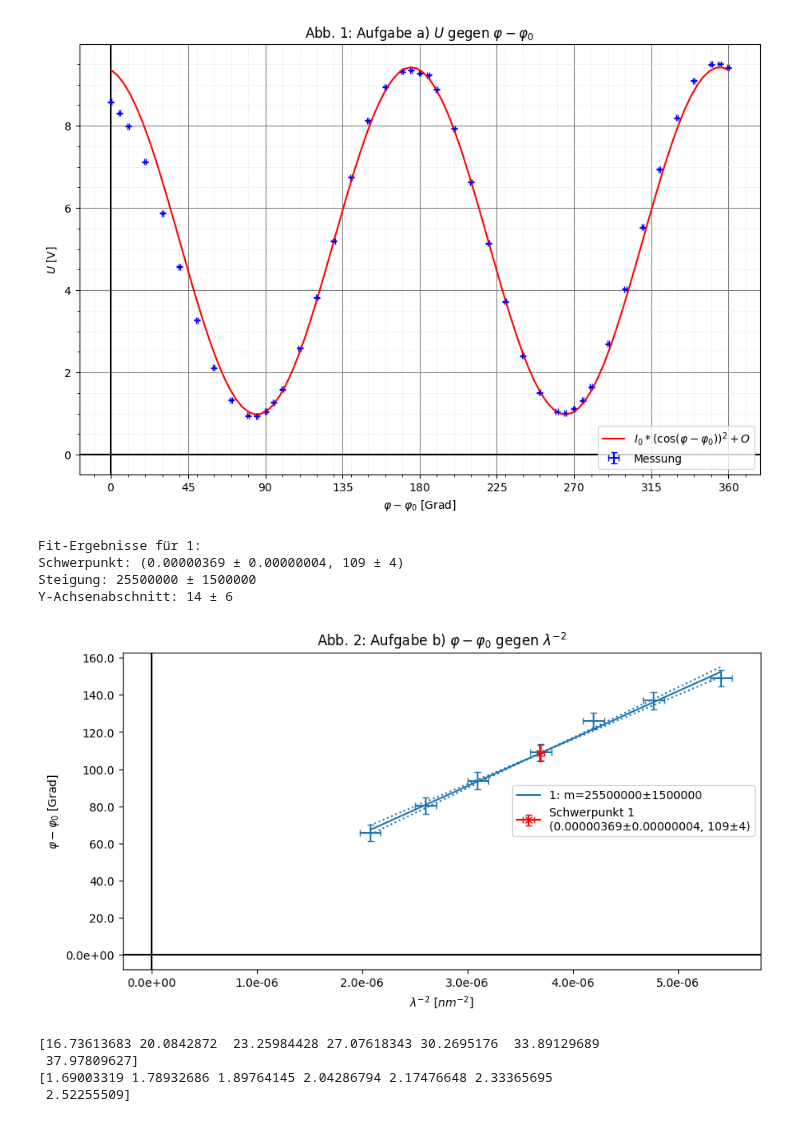
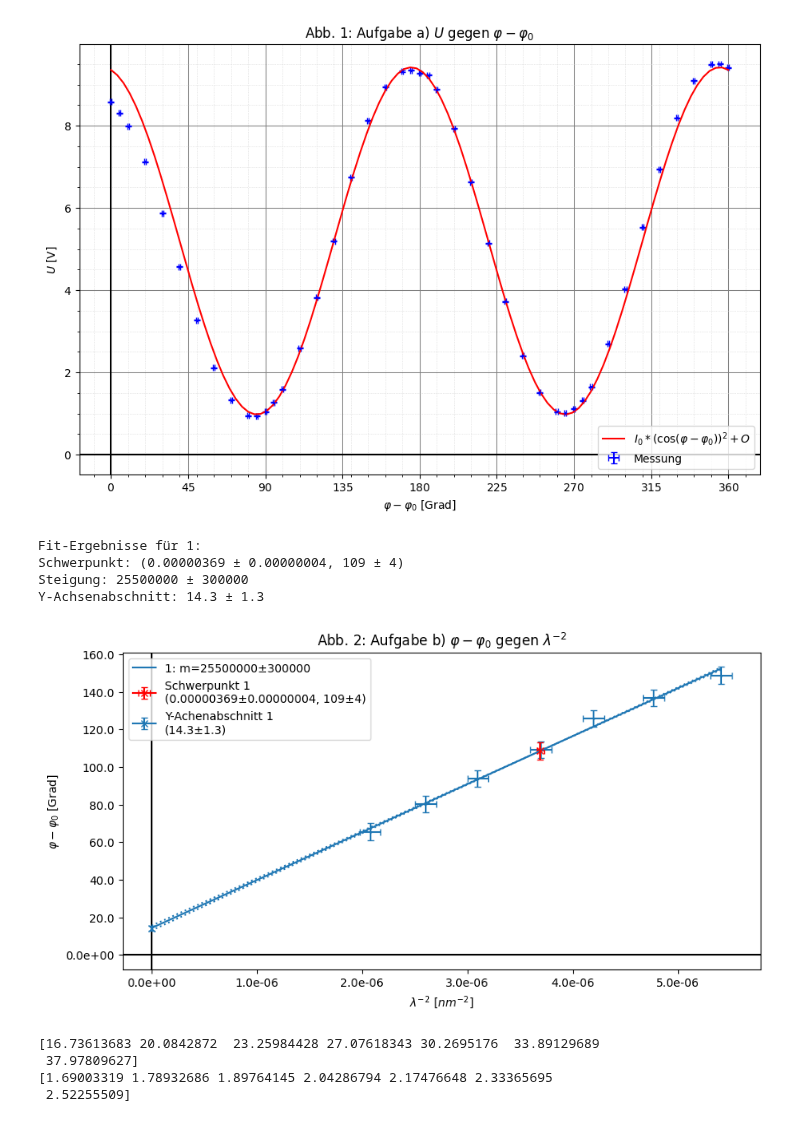
Before and after one commit to Patrixon0/data-analysis-plotting-tool, a Jupyter notebook: P3/Theo_Patrick/370/370_main.ipynb, the cells around one changed output. Drawn from its saved outputs; the diff is of its cells as text; code cells hidden in the pictures.

```diff
--- a/P3/Theo_Patrick/370/370_main.ipynb
+++ b/P3/Theo_Patrick/370/370_main.ipynb
@@ -462,36 +462,37 @@ B_mean = np.mean(B)
 #I now need this to be incoorperated into the geraden_fit function. For that, I need to save the mean values in a file with their errors in this format:
 #1/wavelength**2 null mean_value error
 #I will do this now
 #mean_values = np.array([c0_mean, c1_mean, c2_mean, c3_mean, c4_mean, c5_mean, B_mean])
 #errors = np.array([1/(np.sqrt(7))*10, 1/(np.sqrt(7))*10, 1/(np.sqrt(7))*10, 1/(np.sqrt(7))*10, 1/(np.sqrt(7))*10, 1/(np.sqrt(7))*10, 1/(np.sqrt(7))*10])
 #np.savetxt('b_mean.txt', np.column_stack([mean_values, errors]), fmt='%.18e', delimiter=' ', header='mean_values errors')
 
 #You need to do the saving again, because we need the 1/lambda**2 values
 mean_values = np.array([c0_mean, c1_mean, c2_mean, c3_mean, c4_mean, c5_mean, B_mean]) + 5
 errors = np.array([10/np.sqrt(5), 10/np.sqrt(5), 10/np.sqrt(5), 10/np.sqrt(5), 10/np.sqrt(5), 10/np.sqrt(5), 10/np.sqrt(5)])
 inverse_wavelengths_squared = np.array([1/(694**2), 1/(620**2), 1/(568**2), 1/(520**2), 1/(488**2), 1/(458**2), 1/(430**2)])  # * 10**18  # Umrechnung in m
 null = np.zeros(7) + 0.0000001
 np.savetxt('b_mean.txt', np.column_stack([inverse_wavelengths_squared, null, mean_values, errors]), fmt='%.18e', delimiter=' ', header='mean_values errors inverse_wavelengths_squared null')
 from geraden_fit import geraden_fit
 geraden_fit(
     exp_nr='b',
     file_n='b_mean.txt',
     title=r'Abb. 2: Aufgabe b) $\varphi - \varphi_0$ gegen $\lambda^{-2}$',
     y_label=r'$\varphi - \varphi_0$ [Grad]',
     x_label=r'$\lambda^{-2}$ [$nm^{-2}$]',
     save=True,
     linear_fit=True,
     #x_major_ticks=0.0000005,
     #x_minor_ticks=0.0000001,
     #y_major_ticks=50,
     #y_minor_ticks=10,
+    plot_y_inter = True
 )
 # %% [output]
 Fit-Ergebnisse für 1:
 Schwerpunkt: (0.00000369 ± 0.00000004, 109 ± 4)
-Steigung: 25500000 ± 1500000
-Y-Achsenabschnitt: 14 ± 6
+Steigung: 25500000 ± 300000
+Y-Achsenabschnitt: 14.3 ± 1.3
-[figure, old version]
+[figure, new version]
 # %%
 # Berechnung spezifisches Drehvermögen
 A = 14
```
Also changed, not shown: parts of 1 cell of this notebook, 10 other files.
